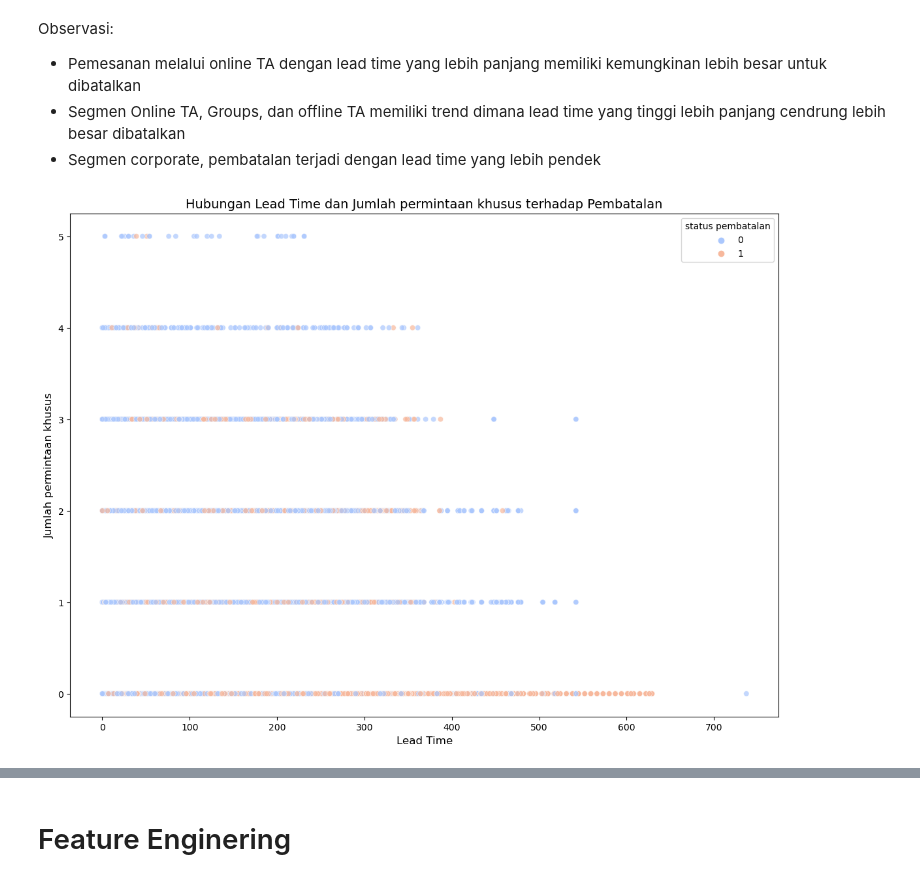
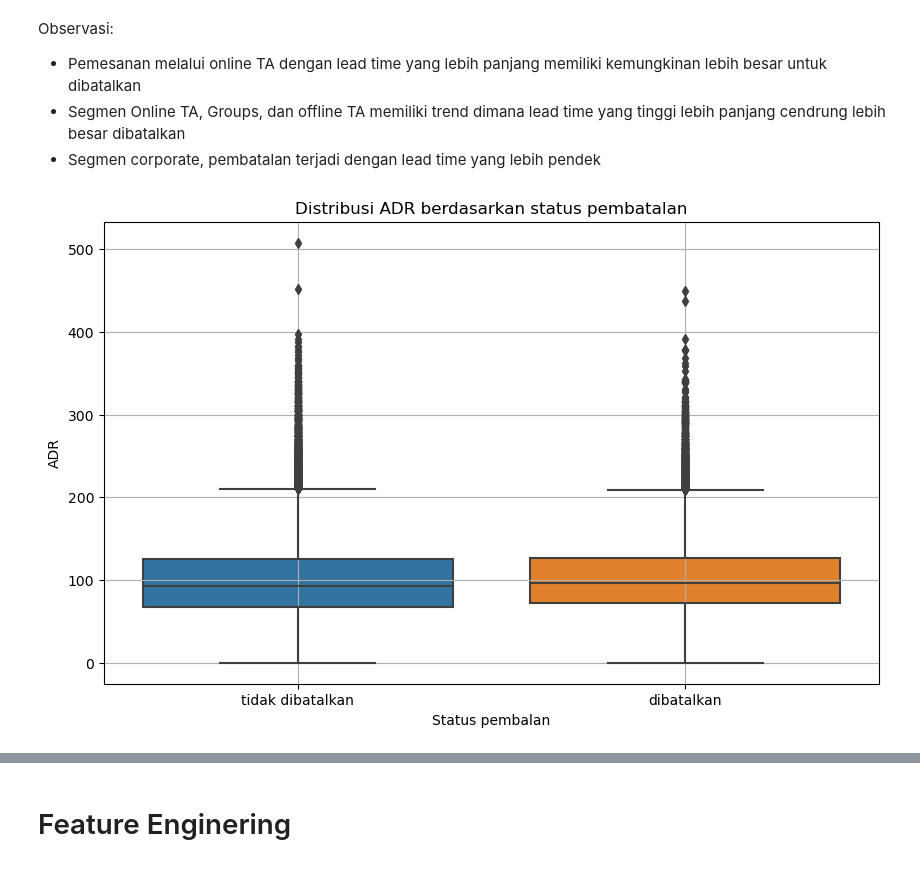
Before and after one commit to tiyasanin1/hotel-booking-analysis, a Jupyter notebook: notebooks/code.ipynb, the cells around one changed output, grey strips where cells are left out. Saved outputs shown, nothing was run; the diff lists cells and outputs as text; code cells hidden in the pictures.

```diff
--- a/notebooks/code.ipynb
+++ b/notebooks/code.ipynb
@@ -256,14 +269,11 @@ sns.barplot(x=)
-# %%
-# Mengatur ukuran gambar
-plt.figure(figsize=(14, 10))
-
-sns.scatterplot(data=df,x='lead_time',y='total_of_special_requests',hue='is_canceled',palette='coolwarm',alpha=0.7)
-plt.title('Hubungan Lead Time dan Jumlah permintaan khusus terhadap Pembatalan',fontsize=14)
-plt.xlabel('Lead Time',fontsize=12)
-plt.ylabel('Jumlah permintaan khusus',fontsize=12)
-plt.legend(title='status pembatalan')
-plt.show()
-
-plt.show()
-# %% [output]
-[figure, removed]
+# %%
+plt.figure(figsize=(10,6))
+sns.boxplot(x='is_canceled',y='adr',data=df)
+plt.title('Distribusi ADR berdasarkan status pembatalan')
+plt.xlabel('Status pembalan')
+plt.ylabel('ADR')
+plt.xticks([0,1],['tidak dibatalkan','dibatalkan'])
+plt.grid()
+plt.show()
+# %% [output]
+[figure, added]
```
Also changed, not shown: parts of 31 cells of this notebook, 1 other file.
